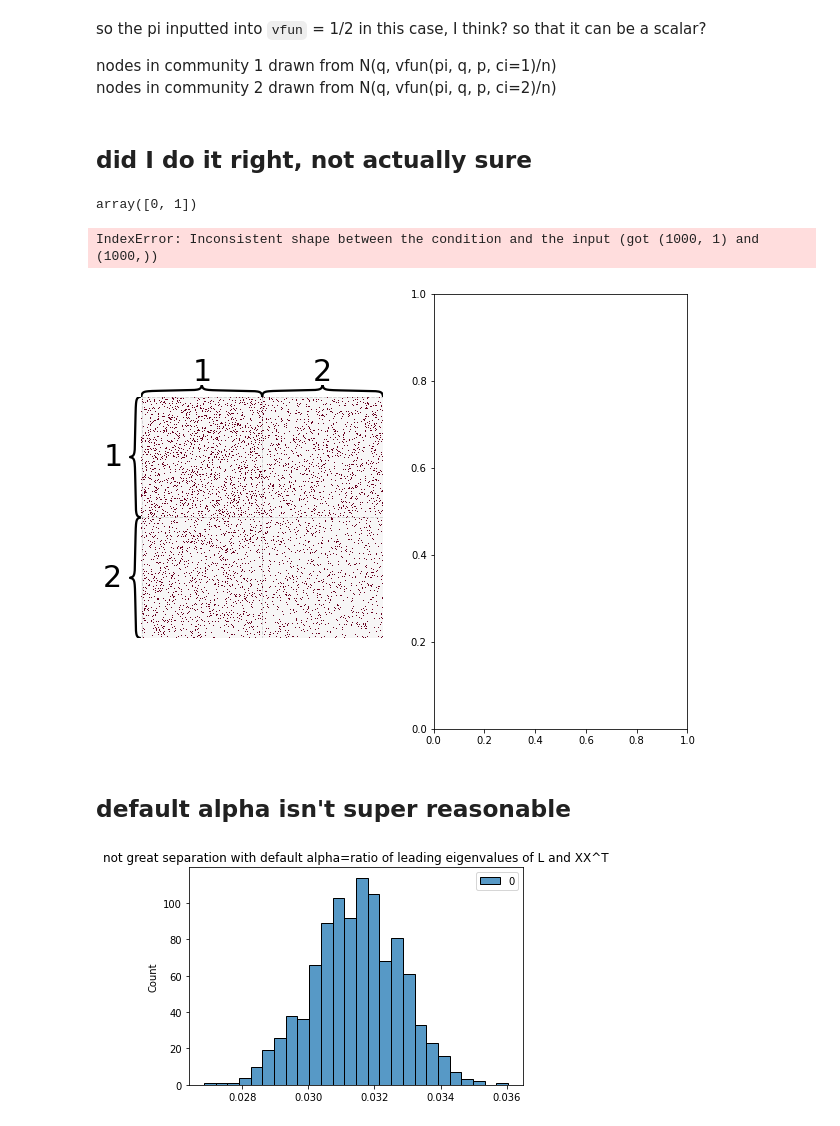
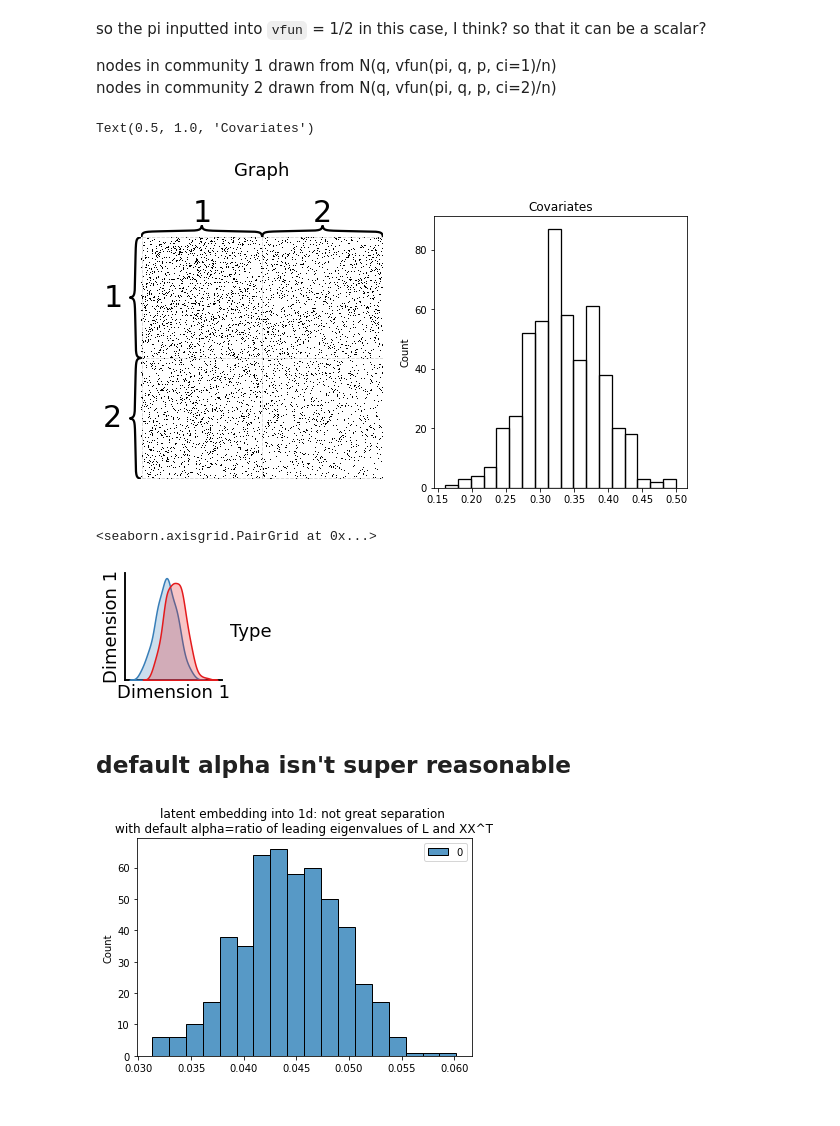
Before and after one commit to loftusa/graspy-personal, a Jupyter notebook: notebooks/carey_experiment.ipynb, the cells around one changed output. Cells and saved outputs as stored; diff of their text form; code cells hidden in the pictures.

```diff
--- a/notebooks/carey_experiment.ipynb
+++ b/notebooks/carey_experiment.ipynb
@@ -11,58 +11,53 @@ so the pi inputted into `vfun` = 1/2 in this case, I think? so that it can be a
 
 nodes in community 1 drawn from N(q, vfun(pi, q, p, ci=1)/n)
 nodes in community 2 drawn from N(q, vfun(pi, q, p, ci=2)/n)
-# %% [markdown]
-## did I do it right, not actually sure
-# %%
-a, b = np.array([0]), np.array([1])
-
-np.concatenate((a, b))
-# %% [output]
-array([0, 1])
 # %%
 import numpy as np
 from scipy.stats import norm
 from graspologic.simulations import sbm
-from graspologic.plot import heatmap
+from graspologic.plot import binary_heatmap
 import seaborn as sns
 from matplotlib import pyplot as plt
+np.random.seed(1)
 
 def vfun(pi, p, q, ci=1):
     if ci==1:
         num = pi*p**4*(1-p**2) + (1-pi)*p*q**3*(1-p*q)
     else:
         num = pi*p**3*q*(1-p*q) + (1-pi)*q**4*(1-q**2)
 
     denom = ((pi*p**2 + (1-pi)*q**2))**2
     return num / denom
 
 def make_community(mu, sig, n=500):
+    return np.random.normal()
     return norm.rvs(mu, sig, size=n)
 
-def gen_covariates(p, q, pi):
-    n = 500
-    c1 = make_community(q, vfun(pi, q, p, ci=1)/n, n=n)
-    c2 = make_community(p, vfun(1-pi, p, q, ci=2)/n)
+def gen_covariates(p, q, pi, n=250):
+    c1 = np.random.normal(p, np.sqrt(vfun(pi, q, p, ci=1)/n), size=n)
+    c2 = np.random.normal(p, np.sqrt(vfun(1-pi, p, q, ci=2)/n), size=n)
+    covariates = np.concatenate((c1, c2))
 
-    covariates = np.concatenate((c1, c2))
     return covariates
 
 p, q = 1/3, 1/4
+pi = 1/2
+n = 500
+nvec = [int(n*pi), int(n*(1-pi))]
 B = np.array([[p**2, p*q],
               [p*q, q**2]])
-pi = 1/2
-n = 500
 
-A, labels = sbm([n, n], B, return_labels=True)
+A, labels = sbm(nvec, B, return_labels=True)
 labels += 1
 
-X = gen_covariates(p, q, pi)
+X = gen_covariates(p, q, pi, n=int(n*pi))
 
-fig, axs = plt.subplots(1, 2, figsize=(10,8))
-heatmap(A, ax=axs[0], inner_hier_labels=labels, cbar=False)
+fig, axs = plt.subplots(1, 2, figsize=(10,5))
+binary_heatmap(A, ax=axs[0], inner_hier_labels=labels, cbar=False, title="Graph")
+sns.histplot(X, ax=axs[1], fill=False, color='k').set_title("Covariates")
 # %% [output]
-IndexError: Inconsistent shape between the condition and the input (got (1000, 1) and (1000,))
+Text(0.5, 1.0, 'Covariates')
-[figure, old version]
+[figure, new version]
 # %%
 from graspologic.embed import CovariateAssistedEmbed as CASE
 from graspologic.plot import pairplot
@@ -70,14 +65,17 @@ from graspologic.plot import pairplot
 case = CASE(n_components=1)
 latents = case.fit_transform(A, covariates=X)
 
-# pairplot(latents, labels=labels)
+pairplot(latents, labels=labels)
+# %% [output]
+<seaborn.axisgrid.PairGrid at 0x...>
+[figure, added]
 # %% [markdown]
 ## default alpha isn't super reasonable
 # %%
 ax = sns.histplot(latents)
-ax.set_title("not great separation with default alpha=ratio of leading eigenvalues of L and XX^T");
+ax.set_title("latent embedding into 1d: not great separation \nwith default alpha=ratio of leading eigenvalues of L and XX^T");
 # %% [output]
-[figure, old version]
+[figure, new version]
 # %%
 def plot_latents(latent_positions, *, title, labels, ax=None):
     if ax is None:
```
Also changed, not shown: parts of 8 cells of this notebook.
